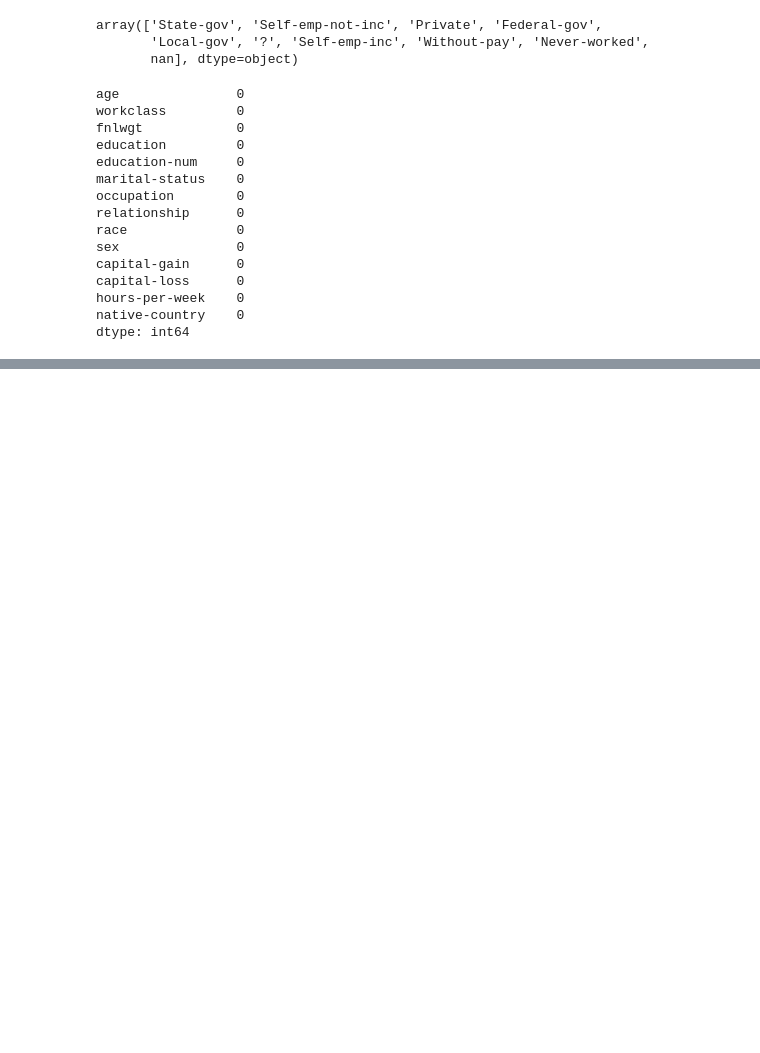
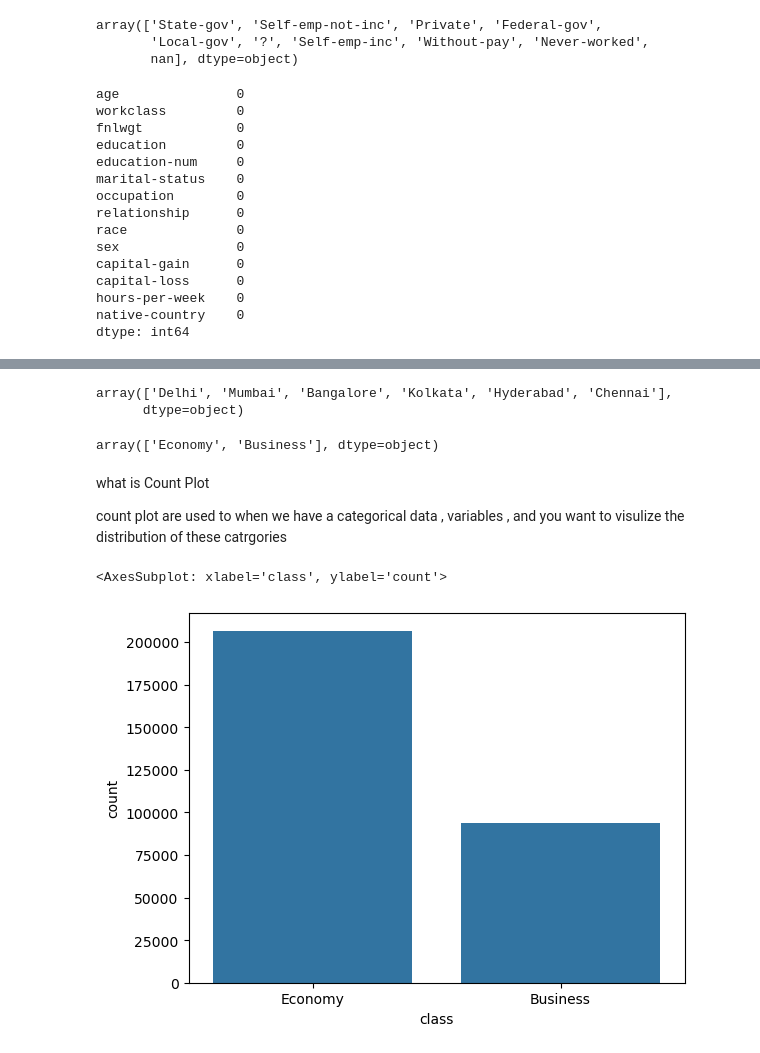
Before and after one commit to hardik7426/AI-ML-Basic-Preticals, a Jupyter notebook: numpy.ipynb, the cells around one changed output, grey strips where cells are left out. Cells and saved outputs as stored; diff of their text form; code cells hidden in the pictures; blank space fills up the shorter version.

```diff
--- a/numpy.ipynb
+++ b/numpy.ipynb
@@ -680,0 +676,2 @@ See the caveats in the documentation: https://pandas.pydata.org/pandas-docs/stab
+# %%
+df = pd.read_csv('Clean_Dataset.csv')
@@ -680,0 +700,2 @@ See the caveats in the documentation: https://pandas.pydata.org/pandas-docs/stab
+# %%
+df  = df.rename(columns={'Unnamed: 0' : 'id'})
@@ -680,0 +747,18 @@ See the caveats in the documentation: https://pandas.pydata.org/pandas-docs/stab
+# %%
+df['source_city'].unique()
+# %% [output]
+array(['Delhi', 'Mumbai', 'Bangalore', 'Kolkata', 'Hyderabad', 'Chennai'],
+      dtype=object)
+# %%
+df['class'].unique()
+# %% [output]
+array(['Economy', 'Business'], dtype=object)
+# %% [markdown]
+what is Count Plot
+
+count plot are used to when we have a categorical data , variables , and you want to visulize the distribution of these catrgories
+# %%
+sns.countplot(x='class',data=df)
+# %% [output]
+<AxesSubplot: xlabel='class', ylabel='count'>
+[figure, added]
```
Also changed, not shown: parts of 42 cells of this notebook.
